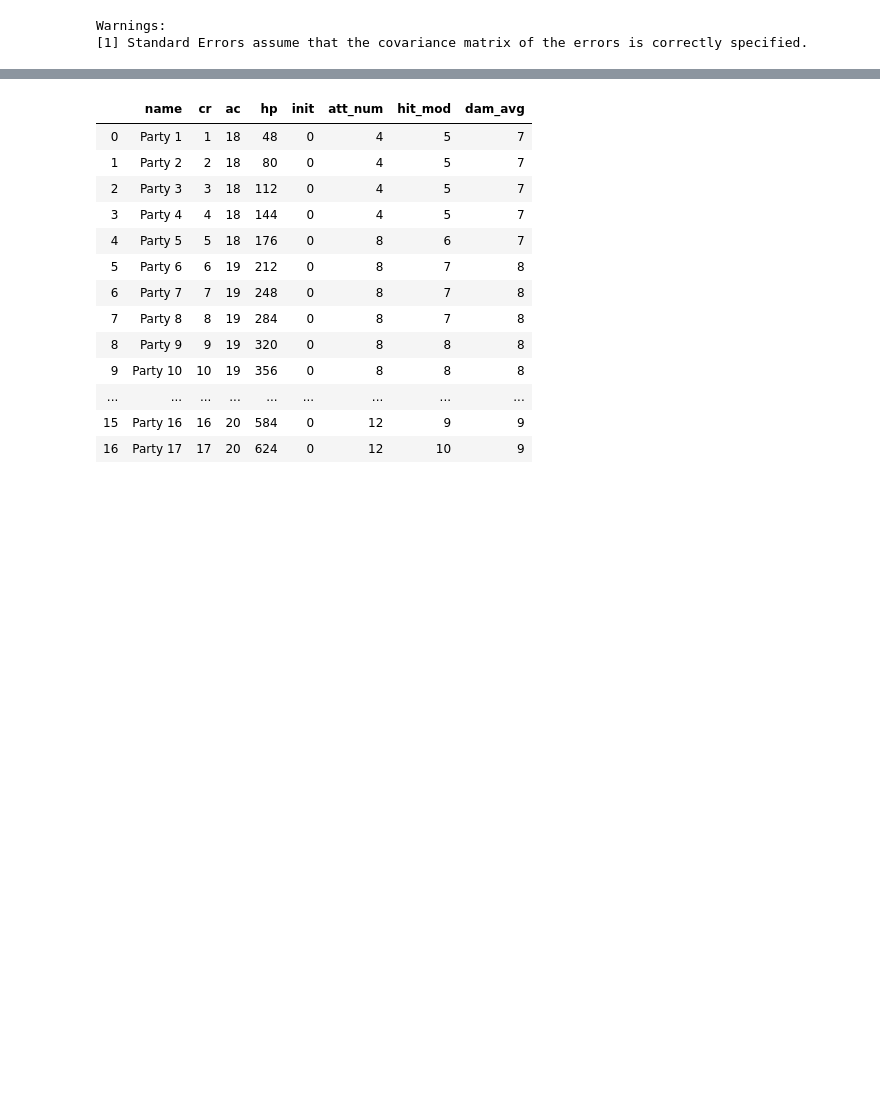
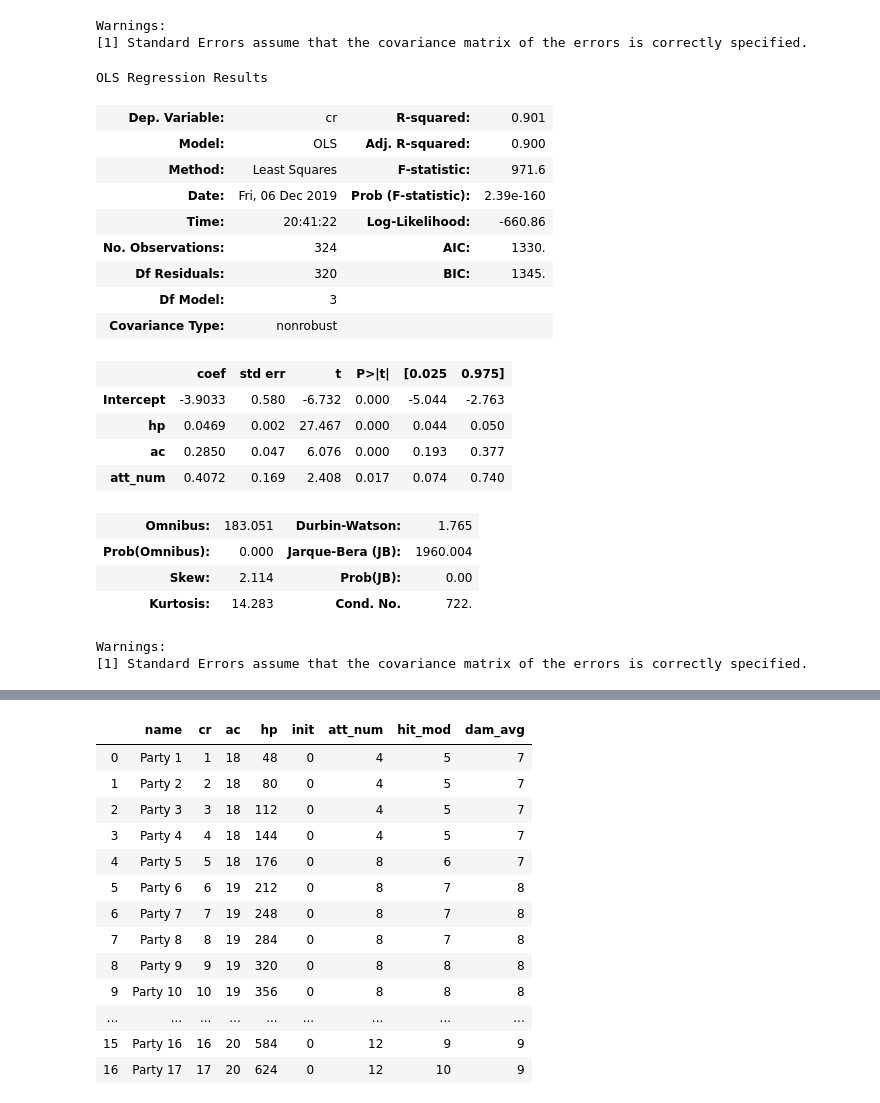
Before and after one commit to trant017/dndCombatAnalysis, a Jupyter notebook: FinalProject.ipynb, the cells around one changed output, grey strips where cells are left out. Cells and saved outputs as stored; diff of their text form; code cells hidden in the pictures; blank space fills up the shorter version.

```diff
--- a/FinalProject.ipynb
+++ b/FinalProject.ipynb
@@ -101,6 +103,35 @@ OLS Regression Results
 | Kurtosis: | 14.109 | Cond. No. | 729. |
 Warnings:
 [1] Standard Errors assume that the covariance matrix of the errors is correctly specified.
+# %%
+# Data Modeling
+import statsmodels.formula.api as smf  # import the formula tools
+model = smf.ols(data = monsters, formula = "cr ~ hp + ac + att_num")  # create the linear regression model object.
+                                               # "ols" stands for ordinary least squares.
+result = model.fit()
+result.summary()
+# %% [output]
+OLS Regression Results
+| Dep. Variable: | cr | R-squared: | 0.901 |
+| Model: | OLS | Adj. R-squared: | 0.900 |
+| Method: | Least Squares | F-statistic: | 971.6 |
+| Date: | Fri, 06 Dec 2019 | Prob (F-statistic): | 2.39e-160 |
+| Time: | 20:41:22 | Log-Likelihood: | -660.86 |
+| No. Observations: | 324 | AIC: | 1330. |
+| Df Residuals: | 320 | BIC: | 1345. |
+| Df Model: | 3 |  |  |
+| Covariance Type: | nonrobust |  |  |
+|  | coef | std err | t | P>|t| | [0.025 | 0.975] |
+| Intercept | -3.9033 | 0.580 | -6.732 | 0.000 | -5.044 | -2.763 |
+| hp | 0.0469 | 0.002 | 27.467 | 0.000 | 0.044 | 0.050 |
+| ac | 0.2850 | 0.047 | 6.076 | 0.000 | 0.193 | 0.377 |
+| att_num | 0.4072 | 0.169 | 2.408 | 0.017 | 0.074 | 0.740 |
+| Omnibus: | 183.051 | Durbin-Watson: | 1.765 |
+| Prob(Omnibus): | 0.000 | Jarque-Bera (JB): | 1960.004 |
+| Skew: | 2.114 | Prob(JB): | 0.00 |
+| Kurtosis: | 14.283 | Cond. No. | 722. |
+Warnings:
+[1] Standard Errors assume that the covariance matrix of the errors is correctly specified.
 # %%
 new_monsters = pd.DataFrame(
     {
```
Also changed, not shown: parts of 9 cells of this notebook, 3 other files.
